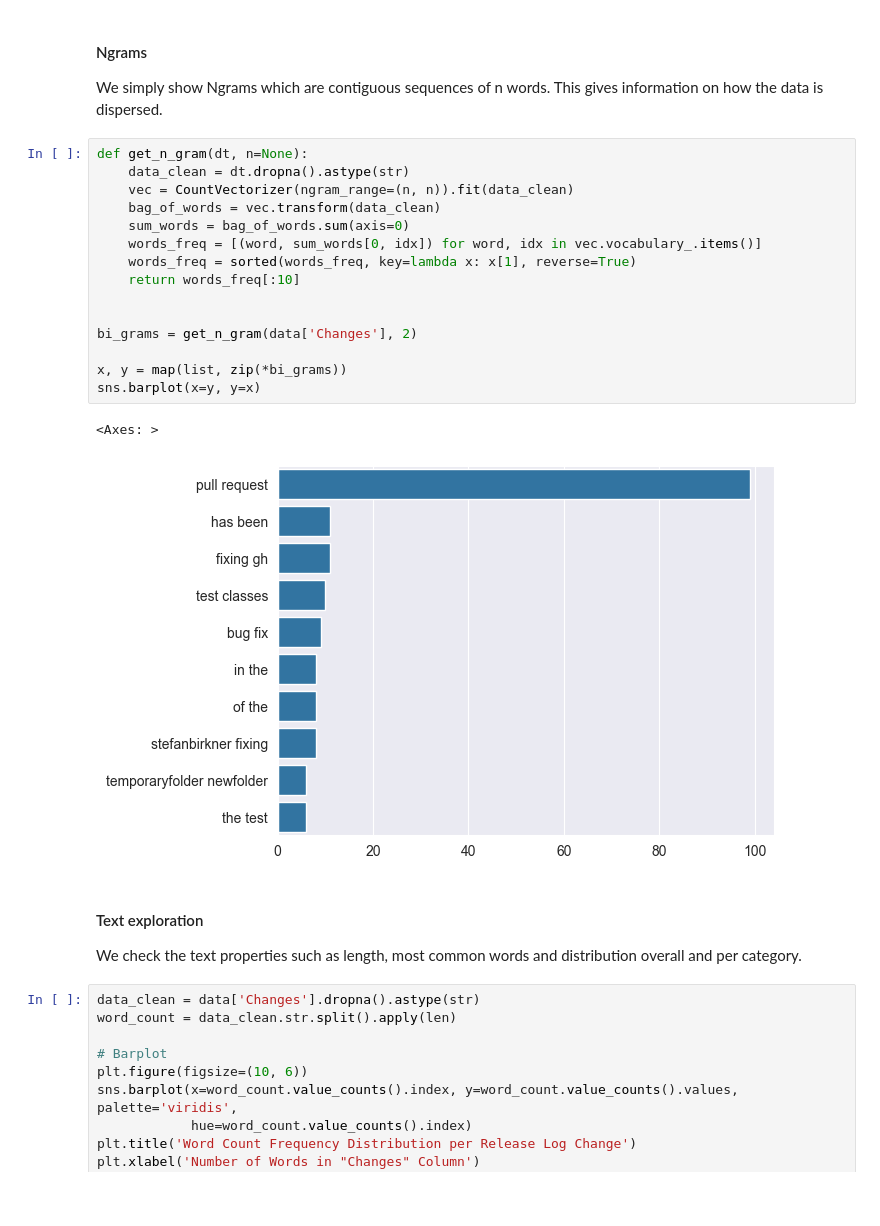
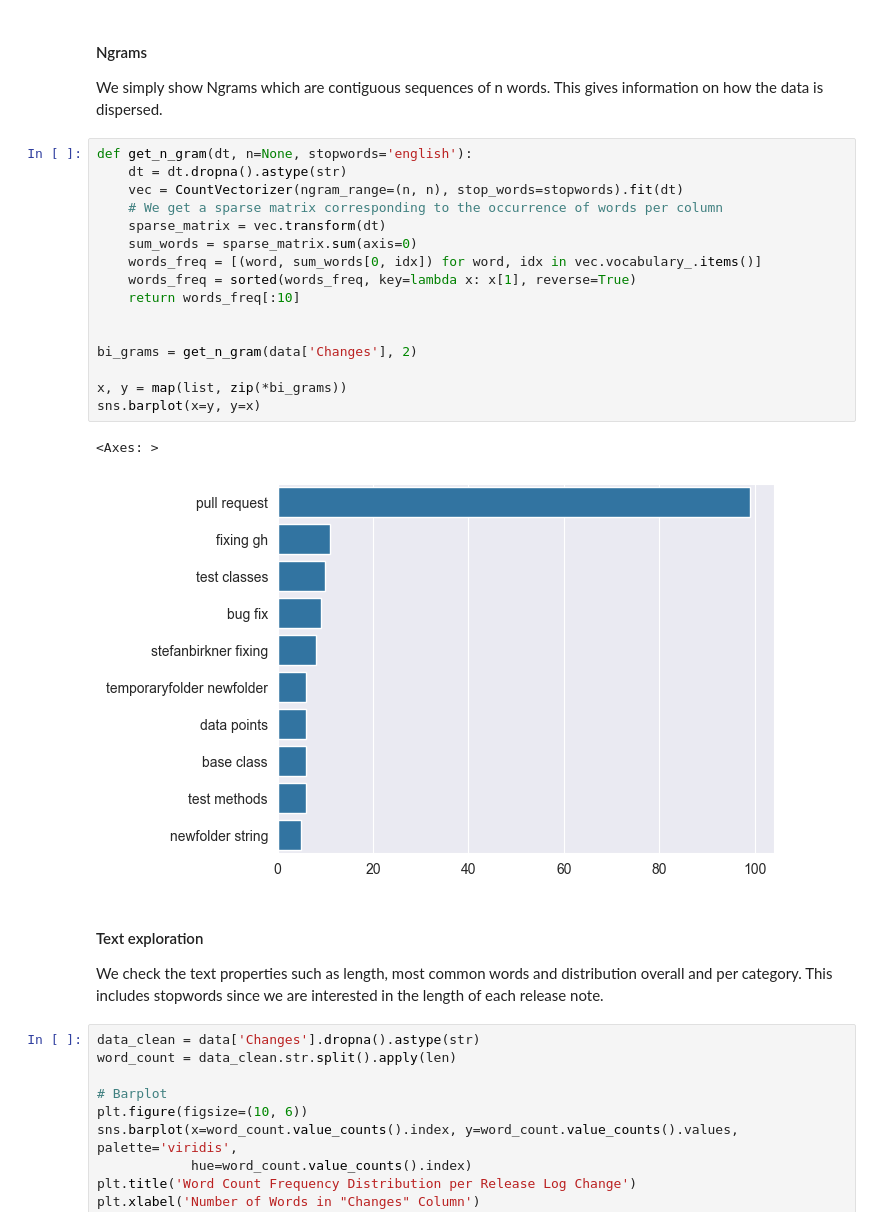
Before and after one commit to KMichaylov/Master-Thesis-Repository, a Jupyter notebook: notebooks/nlp-analysis.ipynb, the cells around one changed output. Drawn from its saved outputs; the diff is of its cells as text; blank space fills up the shorter version.

```diff
--- a/notebooks/nlp-analysis.ipynb
+++ b/notebooks/nlp-analysis.ipynb
@@ -109,26 +145,27 @@ plt.show()
 #### Ngrams
 We simply show Ngrams which are contiguous sequences of n words. This gives information on how the data is dispersed.
 # %%
-def get_n_gram(dt, n=None):
-    data_clean = dt.dropna().astype(str)
-    vec = CountVectorizer(ngram_range=(n, n)).fit(data_clean)
-    bag_of_words = vec.transform(data_clean)
-    sum_words = bag_of_words.sum(axis=0)
+def get_n_gram(dt, n=None, stopwords='english'):
+    dt = dt.dropna().astype(str)
+    vec = CountVectorizer(ngram_range=(n, n), stop_words=stopwords).fit(dt)
+    # We get a sparse matrix corresponding to the occurrence of words per column
+    sparse_matrix = vec.transform(dt)
+    sum_words = sparse_matrix.sum(axis=0)
     words_freq = [(word, sum_words[0, idx]) for word, idx in vec.vocabulary_.items()]
     words_freq = sorted(words_freq, key=lambda x: x[1], reverse=True)
     return words_freq[:10]
 
 
 bi_grams = get_n_gram(data['Changes'], 2)
 
 x, y = map(list, zip(*bi_grams))
 sns.barplot(x=y, y=x)
 # %% [output]
 <Axes: >
-[figure, old version]
+[figure, new version]
 # %% [markdown]
 #### Text exploration
-We check the text properties such as length, most common words and distribution overall and per category.
+We check the text properties such as length, most common words and distribution overall and per category. This includes stopwords since we are interested in the length of each release note.
 # %%
 data_clean = data['Changes'].dropna().astype(str)
 word_count = data_clean.str.split().apply(len)
```
Also changed, not shown: parts of 9 cells of this notebook.
